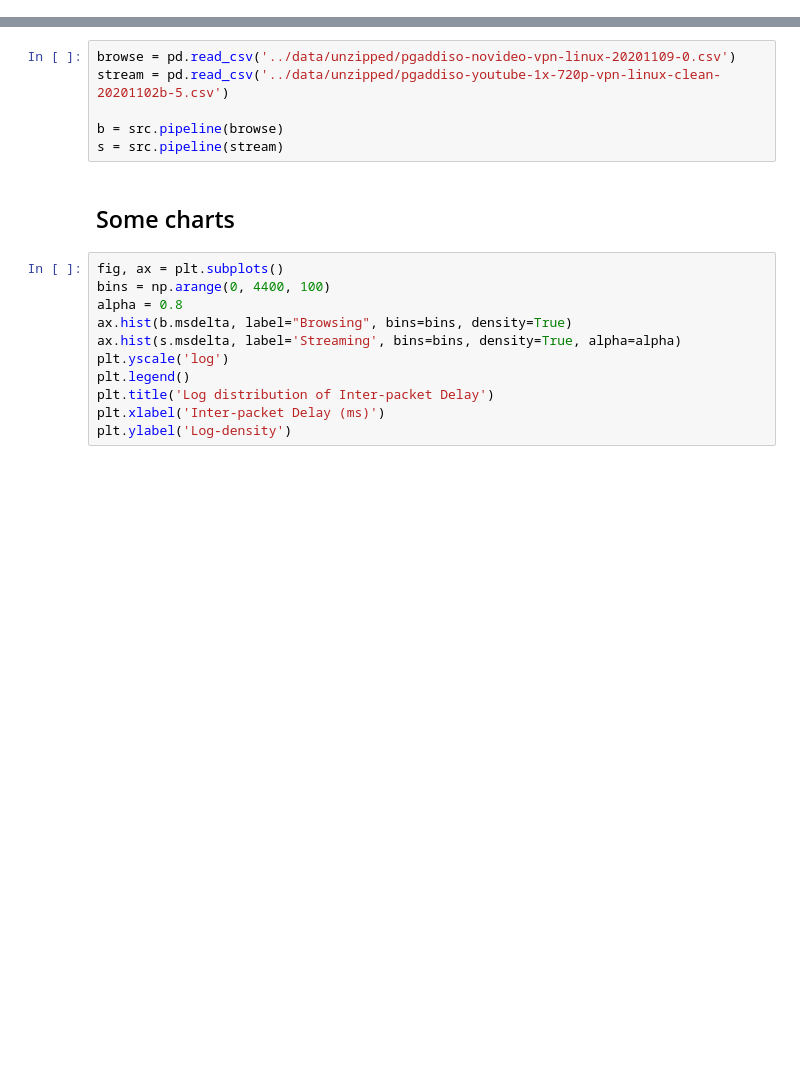
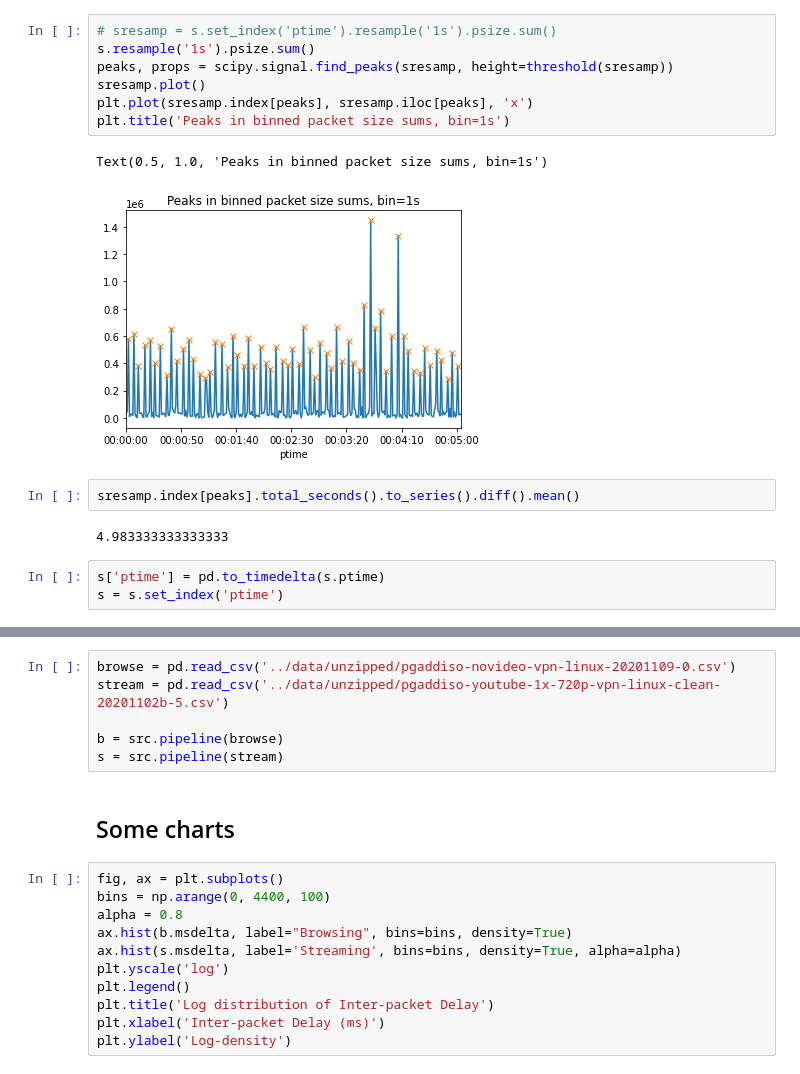
Before and after one commit to parkeraddison/flowpic-replication, a Jupyter notebook: notebooks/4_feature-exploration.ipynb, the cells around one changed output, grey strips where cells are left out. Drawn from its saved outputs; the diff is of its cells as text; blank space fills up the shorter version.

```diff
--- a/notebooks/4_feature-exploration.ipynb
+++ b/notebooks/4_feature-exploration.ipynb
@@ -10,0 +34,17 @@ import matplotlib.pyplot as plt
+# %%
+# sresamp = s.set_index('ptime').resample('1s').psize.sum()
+s.resample('1s').psize.sum()
+peaks, props = scipy.signal.find_peaks(sresamp, height=threshold(sresamp))
+sresamp.plot()
+plt.plot(sresamp.index[peaks], sresamp.iloc[peaks], 'x')
+plt.title('Peaks in binned packet size sums, bin=1s')
+# %% [output]
+Text(0.5, 1.0, 'Peaks in binned packet size sums, bin=1s')
+[figure, added]
+# %%
+sresamp.index[peaks].total_seconds().to_series().diff().mean()
+# %% [output]
+4.983333333333333
+# %%
+s['ptime'] = pd.to_timedelta(s.ptime)
+s = s.set_index('ptime')
```
Also changed, not shown: parts of 8 cells of this notebook, 4 other files.
